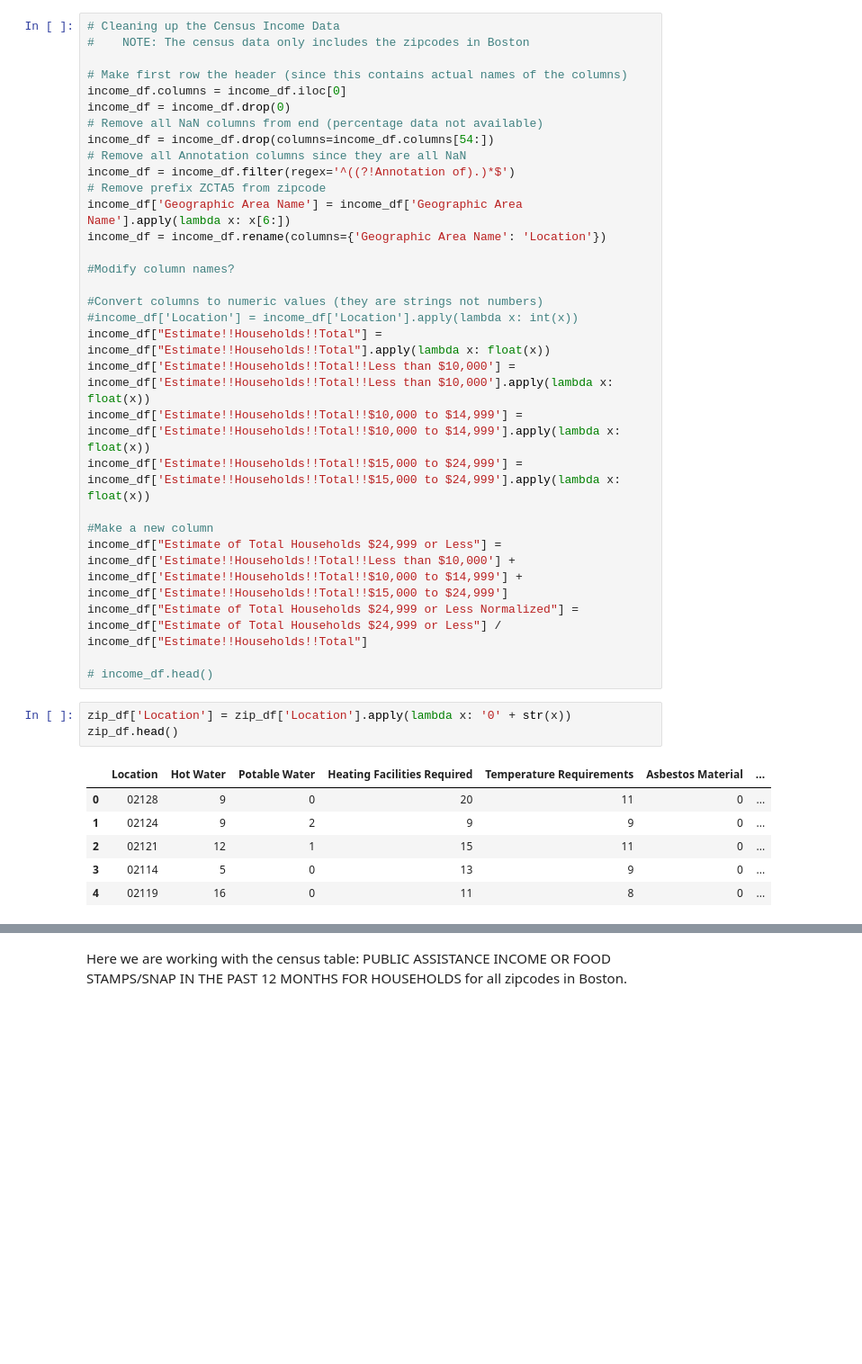
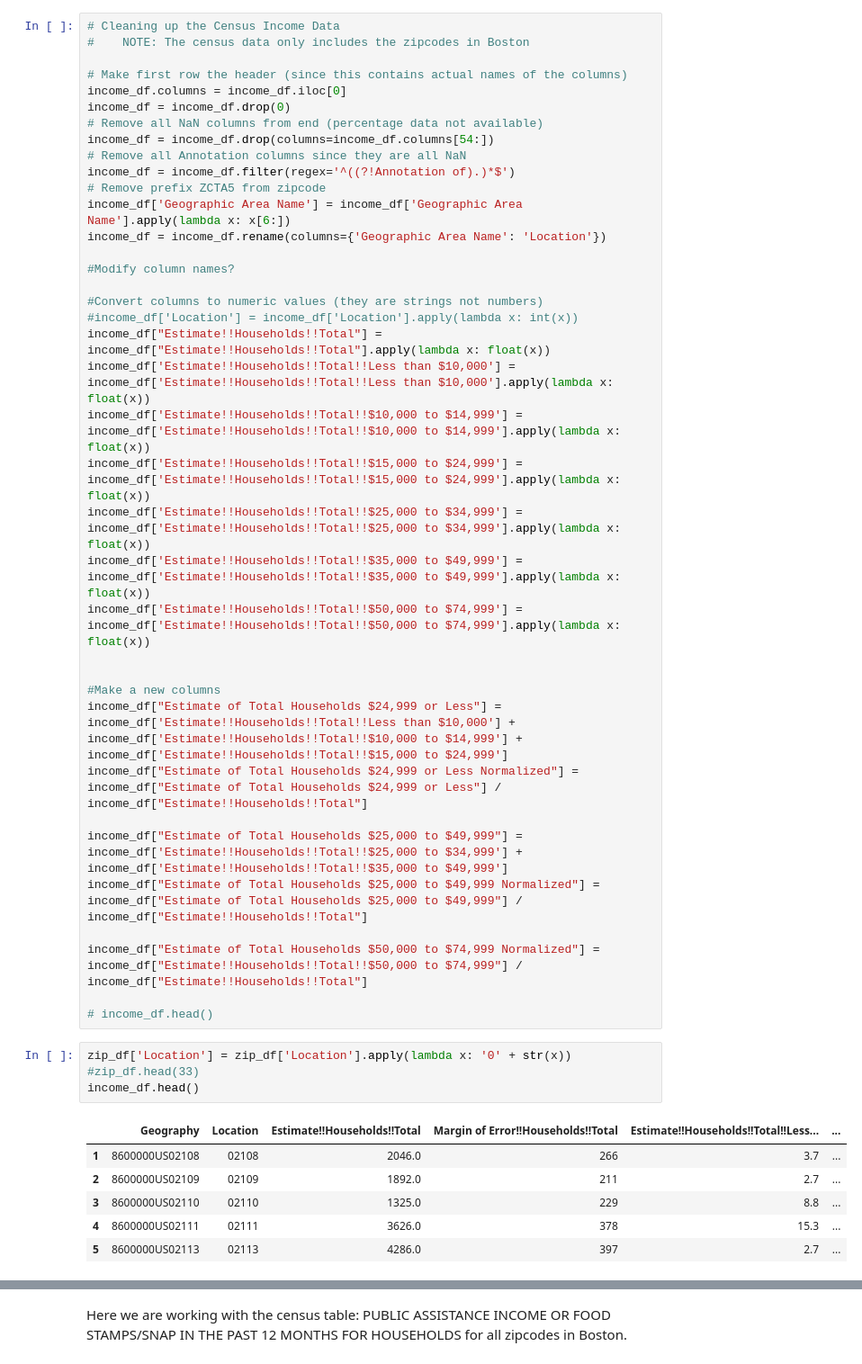
Before and after one commit to BU-Spark/ds-councilor-breadon-bad-landlords2, a Jupyter notebook: spring23-team-3/analysis/income_demographics.ipynb, the cells around one changed output, grey strips where cells are left out. Shown: that part at 90% size. Cells and saved outputs as stored; diff of their text form; blank space fills up the shorter version.

```diff
--- a/spring23-team-3/analysis/income_demographics.ipynb
+++ b/spring23-team-3/analysis/income_demographics.ipynb
@@ -35,19 +30,29 @@ income_df["Estimate!!Households!!Total"] = income_df["Estimate!!Households!!Tota
 income_df['Estimate!!Households!!Total!!Less than $10,000'] = income_df['Estimate!!Households!!Total!!Less than $10,000'].apply(lambda x: float(x))
 income_df['Estimate!!Households!!Total!!$10,000 to $14,999'] = income_df['Estimate!!Households!!Total!!$10,000 to $14,999'].apply(lambda x: float(x))
 income_df['Estimate!!Households!!Total!!$15,000 to $24,999'] = income_df['Estimate!!Households!!Total!!$15,000 to $24,999'].apply(lambda x: float(x))
+income_df['Estimate!!Households!!Total!!$25,000 to $34,999'] = income_df['Estimate!!Households!!Total!!$25,000 to $34,999'].apply(lambda x: float(x))
+income_df['Estimate!!Households!!Total!!$35,000 to $49,999'] = income_df['Estimate!!Households!!Total!!$35,000 to $49,999'].apply(lambda x: float(x))
+income_df['Estimate!!Households!!Total!!$50,000 to $74,999'] = income_df['Estimate!!Households!!Total!!$50,000 to $74,999'].apply(lambda x: float(x))
 
-#Make a new column
+
+#Make a new columns
 income_df["Estimate of Total Households $24,999 or Less"] = income_df['Estimate!!Households!!Total!!Less than $10,000'] + income_df['Estimate!!Households!!Total!!$10,000 to $14,999'] + income_df['Estimate!!Households!!Total!!$15,000 to $24,999']
 income_df["Estimate of Total Households $24,999 or Less Normalized"] = income_df["Estimate of Total Households $24,999 or Less"] / income_df["Estimate!!Households!!Total"]
 
+income_df["Estimate of Total Households $25,000 to $49,999"] = income_df['Estimate!!Households!!Total!!$25,000 to $34,999'] + income_df['Estimate!!Households!!Total!!$35,000 to $49,999']
+income_df["Estimate of Total Households $25,000 to $49,999 Normalized"] = income_df["Estimate of Total Households $25,000 to $49,999"] / income_df["Estimate!!Households!!Total"]
+
+income_df["Estimate of Total Households $50,000 to $74,999 Normalized"] = income_df["Estimate!!Households!!Total!!$50,000 to $74,999"] / income_df["Estimate!!Households!!Total"]
+
 # income_df.head()
 # %%
 zip_df['Location'] = zip_df['Location'].apply(lambda x: '0' + str(x))
-zip_df.head()
+#zip_df.head(33)
+income_df.head()
 # %% [output]
-|  | Location | Hot Water | Potable Water | Heating Facilities Required | Temperature Requirements | Asbestos Material | ... |
-| 0 | 02128 | 9 | 0 | 20 | 11 | 0 | ... |
-| 1 | 02124 | 9 | 2 | 9 | 9 | 0 | ... |
-| 2 | 02121 | 12 | 1 | 15 | 11 | 0 | ... |
-| 3 | 02114 | 5 | 0 | 13 | 9 | 0 | ... |
-| 4 | 02119 | 16 | 0 | 11 | 8 | 0 | ... |
+|  | Geography | Location | Estimate!!Households!!Total | Margin of Error!!Households!!Total | Estimate!!Households!!Total!!Less... | ... |
+| 1 | 8600000US02108 | 02108 | 2046.0 | 266 | 3.7 | ... |
+| 2 | 8600000US02109 | 02109 | 1892.0 | 211 | 2.7 | ... |
+| 3 | 8600000US02110 | 02110 | 1325.0 | 229 | 8.8 | ... |
+| 4 | 8600000US02111 | 02111 | 3626.0 | 378 | 15.3 | ... |
+| 5 | 8600000US02113 | 02113 | 4286.0 | 397 | 2.7 | ... |
```
Also changed, not shown: parts of 8 cells of this notebook, 2 other files.
